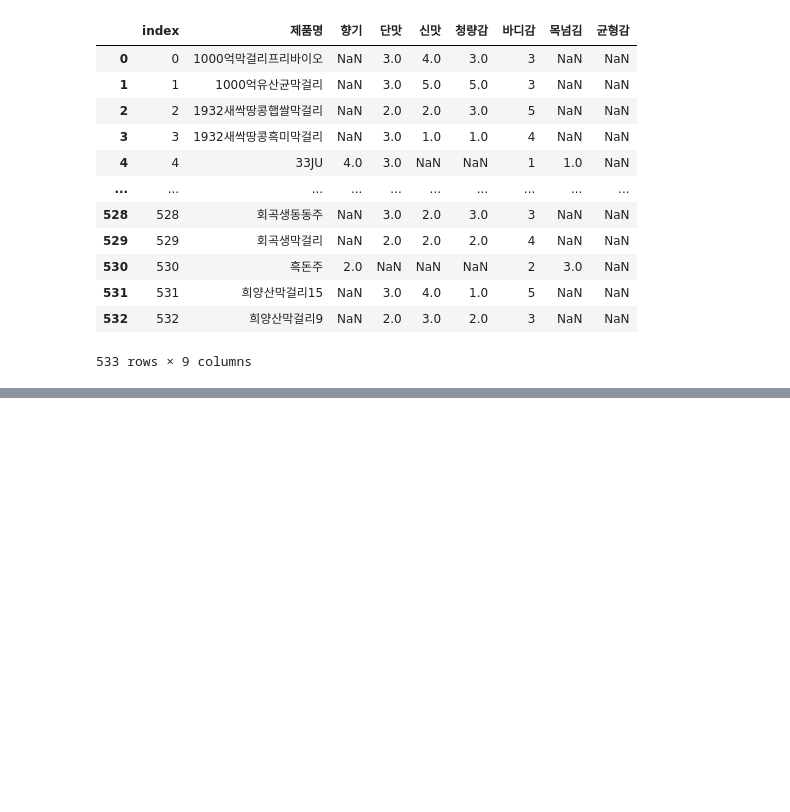
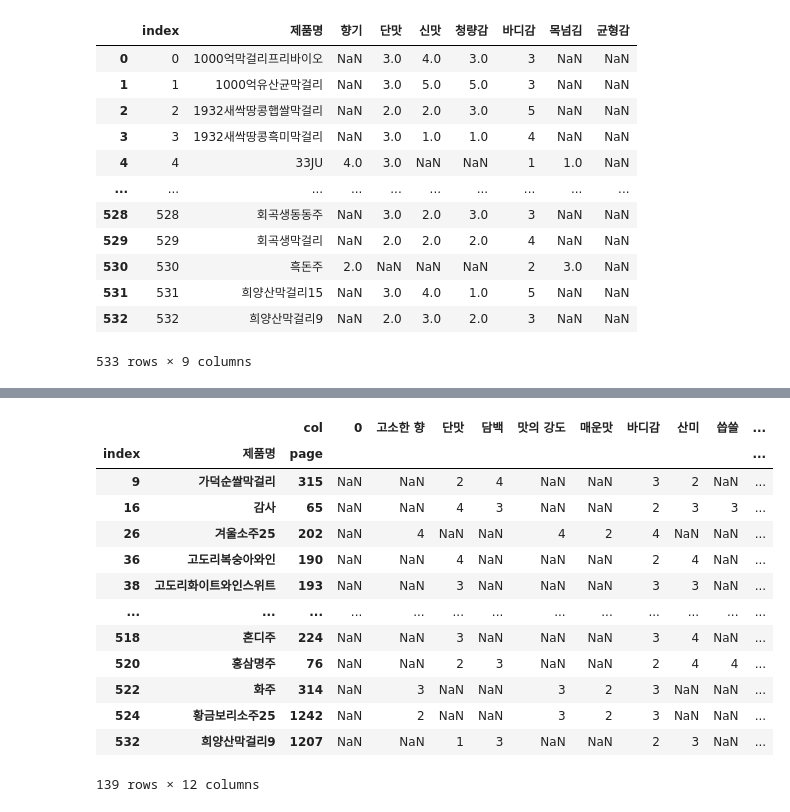
Before and after one commit to learning-human/traditional-liquor-RS, a Jupyter notebook: sooldamhwa_preprocessing.ipynb, the cells around one changed output, grey strips where cells are left out. Cells and saved outputs as stored; diff of their text form; code cells hidden in the pictures; blank space fills up the shorter version.

```diff
--- a/sooldamhwa_preprocessing.ipynb
+++ b/sooldamhwa_preprocessing.ipynb
@@ -139,0 +274,4 @@ df_join.drop(['total_index','name','향기', '단맛', '신맛', '청량감', '
+# %%
+for i in range(1,6) :
+    df_rate[f'rate{i}'] = df_rate_total[f'label{i}'] + "=" + df_rate_total[f'text{i}']
+df_rate
@@ -139,0 +294,3 @@ df_join.drop(['total_index','name','향기', '단맛', '신맛', '청량감', '
+# %%
+df_rate = df_rate.melt(id_vars=['index','제품명','page']).sort_values(['index','variable']).reset_index(drop=True)
+df_rate
@@ -139,0 +350,18 @@ df_join.drop(['total_index','name','향기', '단맛', '신맛', '청량감', '
+# %%
+df_rate_wide=pd.pivot(df_rate, index=['index','제품명','page'], columns = 'col',values = 'rate')
+df_rate_wide
+# %% [output]
+|  |  | col | 0 | 고소한 향 | 단맛 | 담백 | 맛의 강도 | 매운맛 | 바디감 | 산미 | 씁쓸 | ... |
+| index | 제품명 | page |  |  |  |  |  |  |  |  |  | ... |
+| 9 | 가덕순쌀막걸리 | 315 | NaN | NaN | 2 | 4 | NaN | NaN | 3 | 2 | NaN | ... |
+| 16 | 감사 | 65 | NaN | NaN | 4 | 3 | NaN | NaN | 2 | 3 | 3 | ... |
+| 26 | 겨울소주25 | 202 | NaN | 4 | NaN | NaN | 4 | 2 | 4 | NaN | NaN | ... |
+| 36 | 고도리복숭아와인 | 190 | NaN | NaN | 4 | NaN | NaN | NaN | 2 | 4 | NaN | ... |
+| 38 | 고도리화이트와인스위트 | 193 | NaN | NaN | 3 | NaN | NaN | NaN | 3 | 3 | NaN | ... |
+| ... | ... | ... | ... | ... | ... | ... | ... | ... | ... | ... | ... | ... |
+| 518 | 혼디주 | 224 | NaN | NaN | 3 | NaN | NaN | NaN | 3 | 4 | NaN | ... |
+| 520 | 홍삼명주 | 76 | NaN | NaN | 2 | 3 | NaN | NaN | 2 | 4 | 4 | ... |
+| 522 | 화주 | 314 | NaN | 3 | NaN | NaN | 3 | 2 | 3 | NaN | NaN | ... |
+| 524 | 황금보리소주25 | 1242 | NaN | 2 | NaN | NaN | 3 | 2 | 3 | NaN | NaN | ... |
+| 532 | 희양산막걸리9 | 1207 | NaN | NaN | 1 | 3 | NaN | NaN | 2 | 3 | NaN | ... |
+139 rows × 12 columns
```
Also changed, not shown: parts of 35 cells of this notebook, 2 other files.
